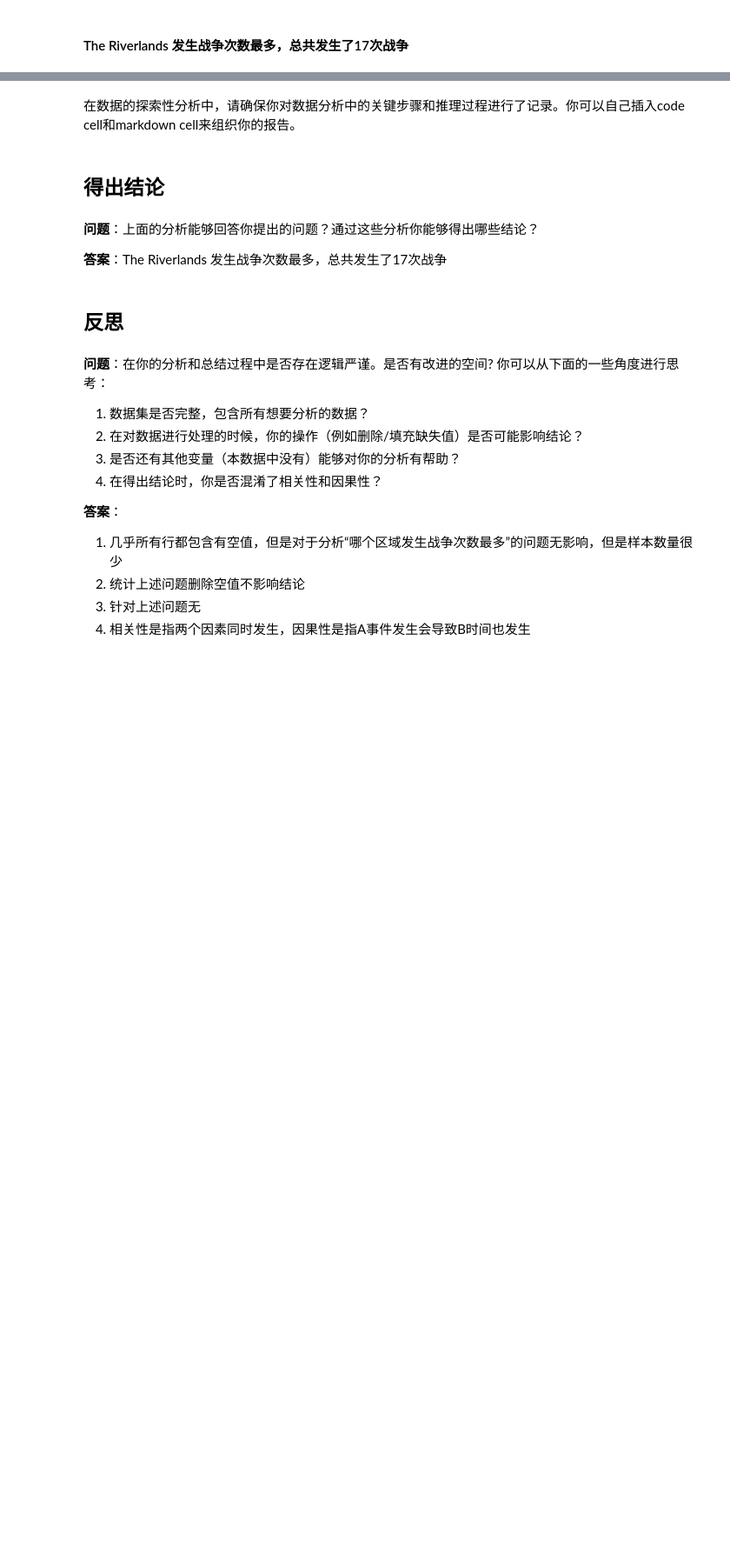
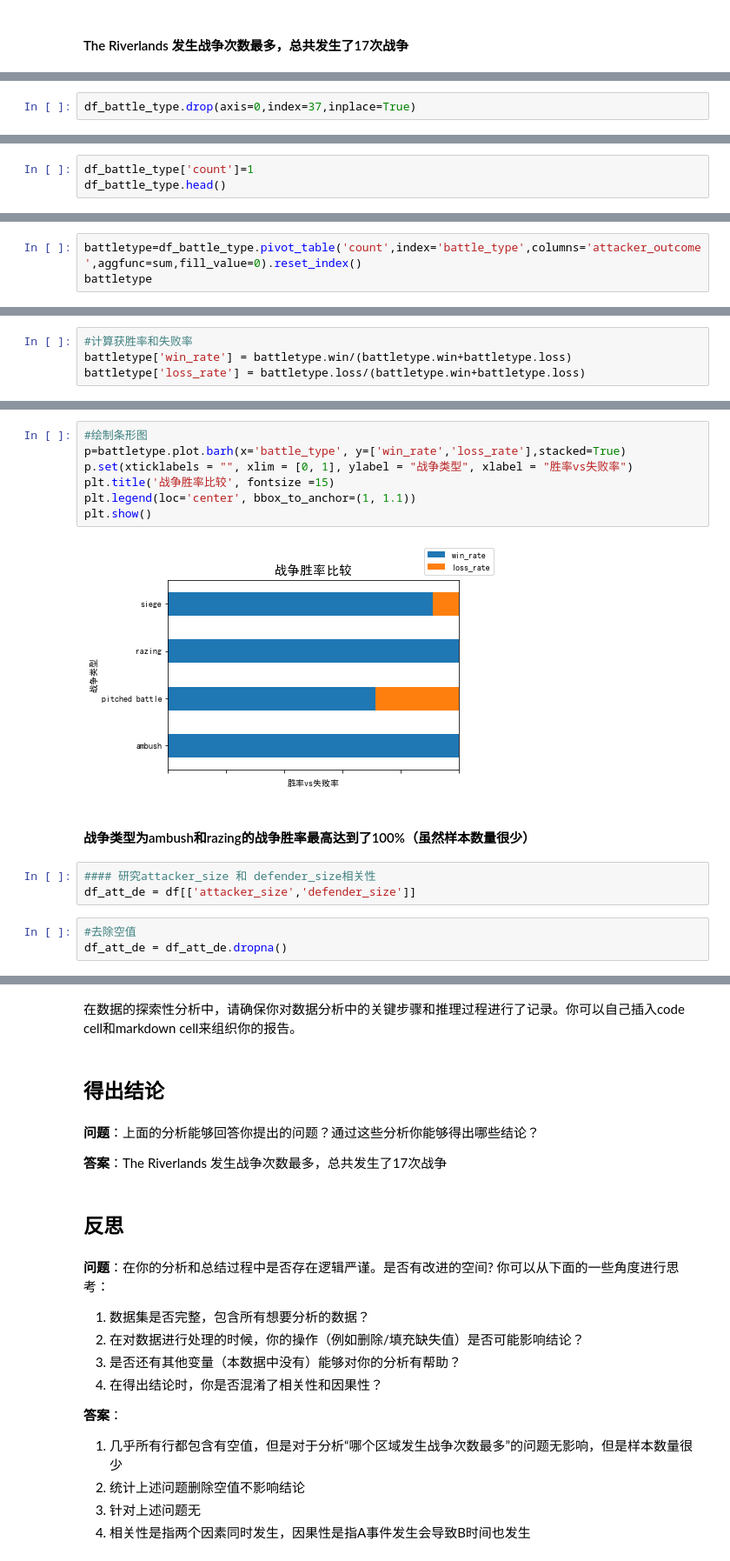
Before and after one commit to xie-li/Udacity-DAND, a Jupyter notebook: 冰与火/Game_of_thrones_battle_analysis.ipynb, the cells around one changed output, grey strips where cells are left out. Shown at 87% size. Cells and saved outputs as stored; diff of their text form; blank space fills up the shorter version.

```diff
--- a/冰与火/Game_of_thrones_battle_analysis.ipynb
+++ b/冰与火/Game_of_thrones_battle_analysis.ipynb
@@ -159,0 +222,2 @@ plt.show()
+# %%
+df_battle_type.drop(axis=0,index=37,inplace=True)
@@ -159,0 +229,3 @@ plt.show()
+# %%
+df_battle_type['count']=1
+df_battle_type.head()
@@ -159,0 +256,3 @@ plt.show()
+# %%
+battletype=df_battle_type.pivot_table('count',index='battle_type',columns='attacker_outcome',aggfunc=sum,fill_value=0).reset_index()
+battletype
@@ -159,0 +265,4 @@ plt.show()
+# %%
+#计算获胜率和失败率
+battletype['win_rate'] = battletype.win/(battletype.win+battletype.loss)
+battletype['loss_rate'] = battletype.loss/(battletype.win+battletype.loss)
@@ -159,0 +277,17 @@ plt.show()
+# %%
+#绘制条形图
+p=battletype.plot.barh(x='battle_type', y=['win_rate','loss_rate'],stacked=True)
+p.set(xticklabels = "", xlim = [0, 1], ylabel = "战争类型", xlabel = "胜率vs失败率")
+plt.title('战争胜率比较', fontsize =15)
+plt.legend(loc='center', bbox_to_anchor=(1, 1.1))
+plt.show()
+# %% [output]
+[figure, added]
+# %% [markdown]
+####  战争类型为ambush和razing的战争胜率最高达到了100%（虽然样本数量很少）
+# %%
+#### 研究attacker_size 和 defender_size相关性
+df_att_de = df[['attacker_size','defender_size']]
+# %%
+#去除空值
+df_att_de = df_att_de.dropna()
```
Also changed, not shown: parts of 32 cells of this notebook.
